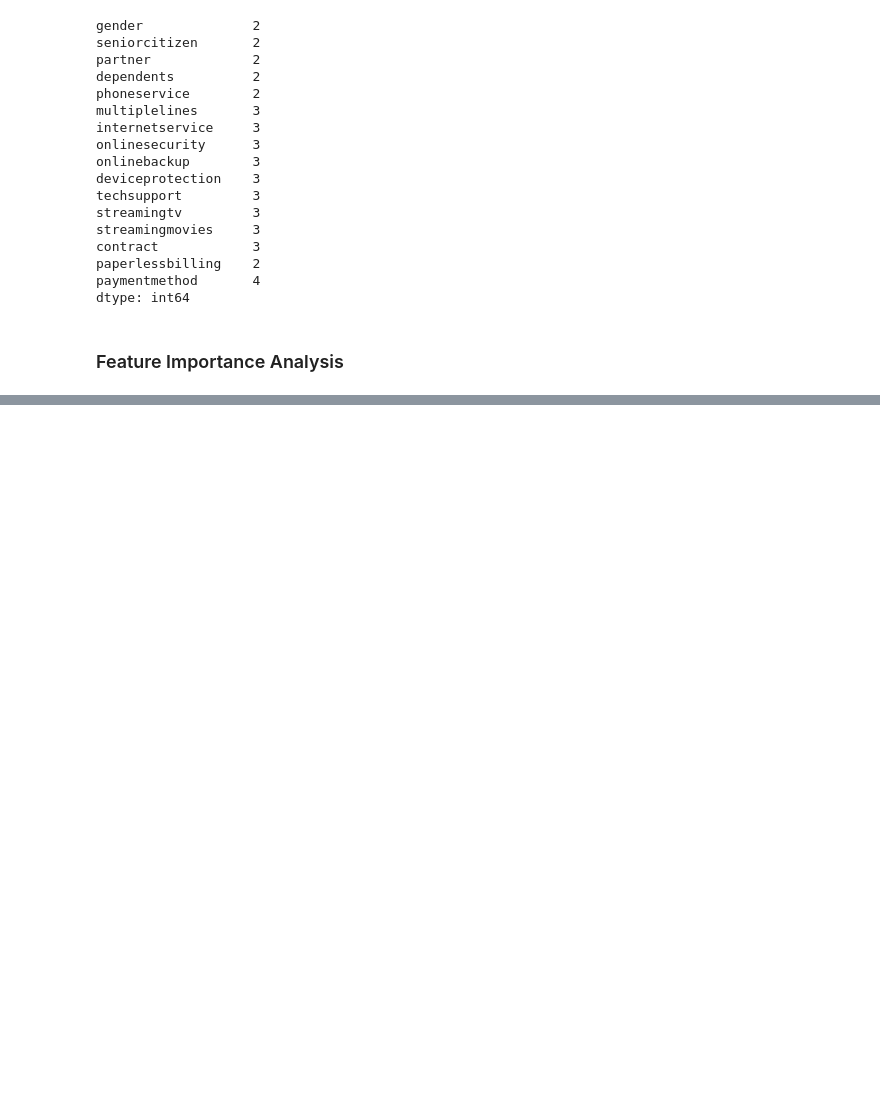
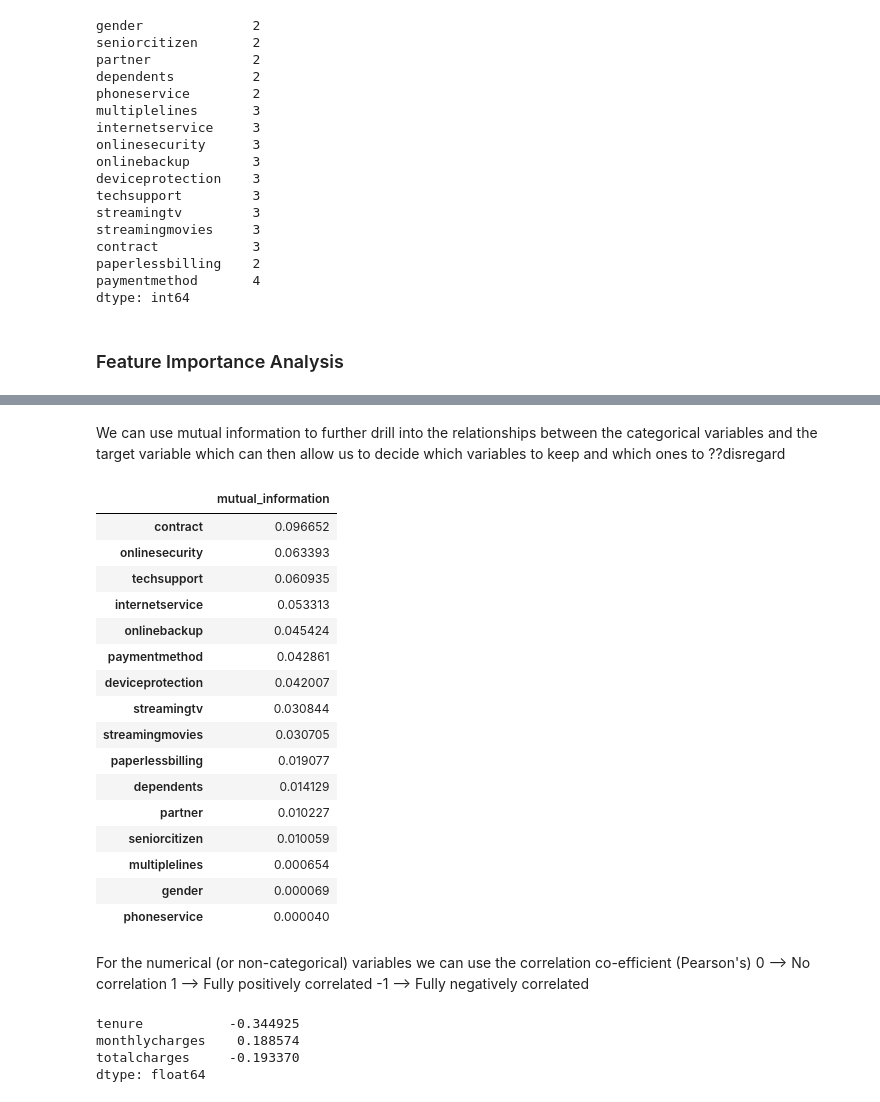
Before and after one commit to darren-king/Churn_Classification, a Jupyter notebook: Churn_Prediction.ipynb, the cells around one changed output, grey strips where cells are left out. Saved outputs shown, nothing was run; the diff lists cells and outputs as text; code cells hidden in the pictures; blank space fills up the shorter version.

Commit message:
Update Churn_Prediction.ipynb
Feature Importance Analysis

```diff
--- a/Churn_Prediction.ipynb
+++ b/Churn_Prediction.ipynb
@@ -182,0 +288,46 @@ dtype: int64
+# %% [markdown]
+We can use mutual information to further drill into the relationships between the categorical variables and the target variable which can then allow us to decide which variables to keep and which ones to ??disregard
+# %%
+def calculate_mutual_information(series):
+    """
+    A function to return the mutual information between a series/column within our dataframe
+    and the churn target variable
+    :param series: A series/column from our dataframe
+    :return: A mutual information score between the series and the churn target variable
+    """
+    return mutual_info_score(series, df_train_full.churn)
+# %%
+df_mi = df_train_full[categorical].apply(calculate_mutual_information)
+# Sort the values of the above from most informative to least
+df_mi = df_mi.sort_values(ascending=False).to_frame(name='mutual_information')
+df_mi
+# %% [output]
+|  | mutual_information |
+| contract | 0.096652 |
+| onlinesecurity | 0.063393 |
+| techsupport | 0.060935 |
+| internetservice | 0.053313 |
+| onlinebackup | 0.045424 |
+| paymentmethod | 0.042861 |
+| deviceprotection | 0.042007 |
+| streamingtv | 0.030844 |
+| streamingmovies | 0.030705 |
+| paperlessbilling | 0.019077 |
+| dependents | 0.014129 |
+| partner | 0.010227 |
+| seniorcitizen | 0.010059 |
+| multiplelines | 0.000654 |
+| gender | 0.000069 |
+| phoneservice | 0.000040 |
+# %% [markdown]
+For the numerical (or non-categorical) variables we can use the correlation co-efficient (Pearson's)
+0 --> No correlation
+1 --> Fully positively correlated
+-1 --> Fully negatively correlated
+# %%
+df_train_full[numerical].corrwith(df_train_full.churn)
+# %% [output]
+tenure           -0.344925
+monthlycharges    0.188574
+totalcharges     -0.193370
+dtype: float64
```
Also changed, not shown: parts of 8 cells of this notebook.
